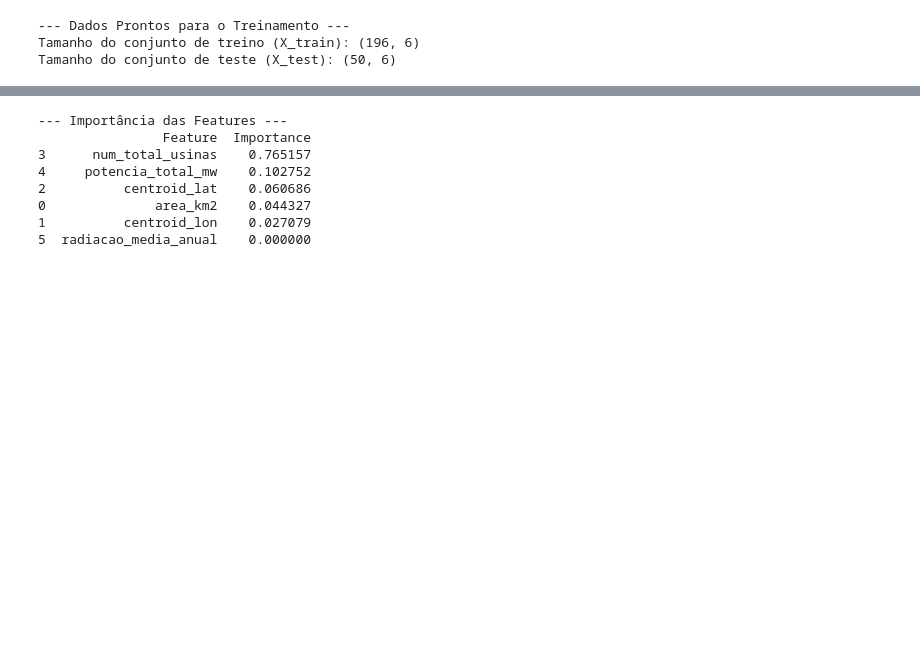
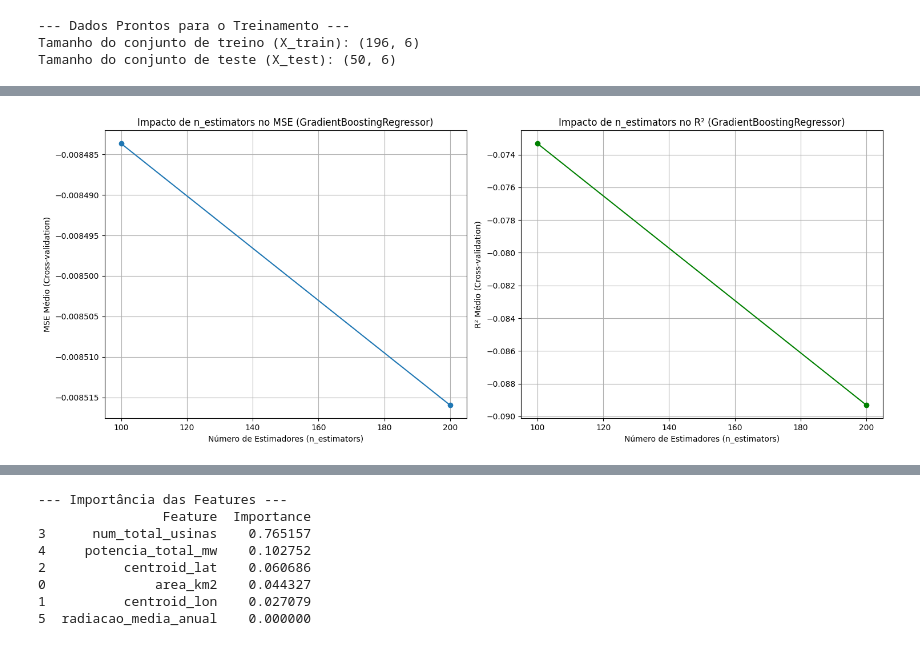
Before and after one commit to Ficheles/ml-politicas-energeticas-ifg-2025, a Jupyter notebook: CC_ML_TRAINING.ipynb, the cells around one changed output, grey strips where cells are left out. Saved outputs shown, nothing was run; the diff lists cells and outputs as text; code cells hidden in the pictures; blank space fills up the shorter version.

```diff
--- a/CC_ML_TRAINING.ipynb
+++ b/CC_ML_TRAINING.ipynb
@@ -582,19 +525,3 @@ print(f"Tamanho do conjunto de teste (X_test): {X_test.shape}")
 --- Dados Prontos para o Treinamento ---
 Tamanho do conjunto de treino (X_train): (196, 6)
 Tamanho do conjunto de teste (X_test): (50, 6)
-# %%
-# ==============================================================================
-# PASSO 6: TREINAMENTO, AVALIAÇÃO E INTERPRETAÇÃO DO MODELO
-# ==============================================================================
-
-# --- 1. TREINAMENTO DO MODELO ---
-
-# Inicializa o modelo RandomForestRegressor.
-# n_estimators é o número de "árvores" na floresta. 100 é um bom ponto de partida.
-# random_state garante que o resultado seja o mesmo toda vez que rodarmos.
-model = RandomForestRegressor(n_estimators=100, random_state=42, n_jobs=-1)
-
-# Treina o modelo com os dados de treino.
-print("Treinando o modelo RandomForest...")
-model.fit(X_train, y_train)
-print("Treinamento concluído!")
@@ -604 +645,71 @@ Treinamento concluído!
+# %%
+# ==============================================================================
+# VISUALIZAÇÃO DOS RESULTADOS DO GRIDSEARCHCV PARA REGRESSÃO
+# ==============================================================================
+
+# Obtém os resultados do GridSearchCV para o melhor modelo
+# O nome do melhor modelo é armazenado em best_model_name na célula anterior
+results = cv_results_all[best_model_name]
+
+# Verifica se o melhor modelo é um modelo baseado em árvores (que tem n_estimators)
+if 'n_estimators' in best_models[best_model_name].named_steps['clf'].get_params():
+    try:
+        # Tenta acessar o parâmetro n_estimators. O nome da chave pode variar dependendo de como foi definido no param_grid e pipeline.
+        # Vamos tentar algumas variações comuns de nomes de chaves de parâmetro
+        param_key = None
+        for key in results.keys():
+            if key.endswith('__n_estimators'):
+                 param_key = key
+                 break
+
+        if param_key:
+            results_mse = pd.DataFrame({
+                'param_n_estimators': results[param_key],
+                'mean_test_mse': results['mean_test_mse'] * -1 # MSE is negative in scikit-learn, so multiply by -1
+            })
+
+            results_r2 = pd.DataFrame({
+                'param_n_estimators': results[param_key],
+                'mean_test_r2': results['mean_test_r2']
+            })
+
+            # Agrupa por n_estimators e calcula a média (se outros parâmetros variam)
+            results_mse_agg = results_mse.groupby('param_n_estimators')['mean_test_mse'].mean().reset_index()
+            results_r2_agg = results_r2.groupby('param_n_estimators')['mean_test_r2'].mean().reset_index()
+
+
+            # PLOTANDO OS RESULTADOS
+            fig, axes = plt.subplots(1, 2, figsize=(15, 6))
+
+            # Plot para Mean Squared Error (MSE)
+            axes[0].plot(results_mse_agg['param_n_estimators'], results_mse_agg['mean_test_mse'], marker='o')
+            axes[0].set_xlabel('Número de Estimadores (n_estimators)')
+            axes[0].set_ylabel('MSE Médio (Cross-validation)')
+            axes[0].set_title(f'Impacto de n_estimators no MSE ({best_model_name})')
+            axes[0].grid(True)
+
+            # Plot para R-squared (R²)
+            axes[1].plot(results_r2_agg['param_n_estimators'], results_r2_agg['mean_test_r2'], marker='o', color='green')
+            axes[1].set_xlabel('Número de Estimadores (n_estimators)')
+            axes[1].set_ylabel('R² Médio (Cross-validation)')
+            axes[1].set_title(f'Impacto de n_estimators no R² ({best_model_name})')
+            axes[1].grid(True)
+
+            plt.tight_layout()
+            plt.show()
+        else:
+             print(f"Não foi possível encontrar a chave do parâmetro 'n_estimators' nos resultados do GridSearchCV para {best_model_name}.")
+
+
+    except KeyError as e:
+        print(f"Erro ao plotar resultados para {best_model_name}: Chave ausente - {e}. Verifique os resultados do cv_results_all.")
+        print("Keys disponíveis nos resultados:", results.keys())
+
+elif best_model_name == 'SVR':
+    print(f"Visualização da evolução do GridSearchCV para {best_model_name} (SVR) não implementada da mesma forma. Considere analisar os resultados diretamente em cv_results_all['SVR'].")
+
+else:
+    print(f"Visualização da evolução do GridSearchCV para o modelo {best_model_name} não implementada.")
+# %% [output]
+[figure, added]
 # %%
```
Also changed, not shown: parts of 12 cells of this notebook.
